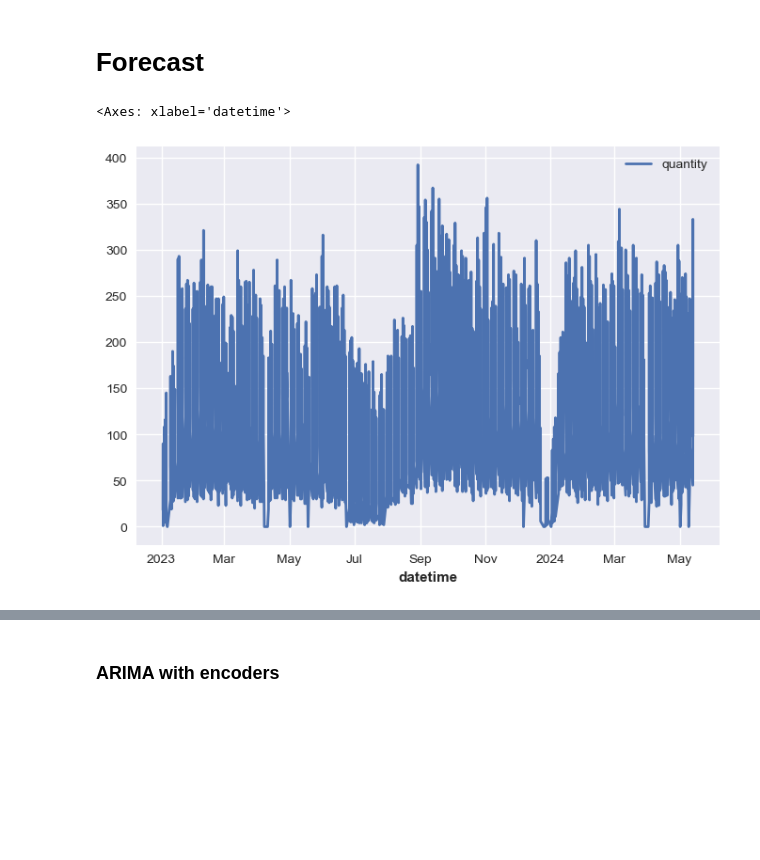
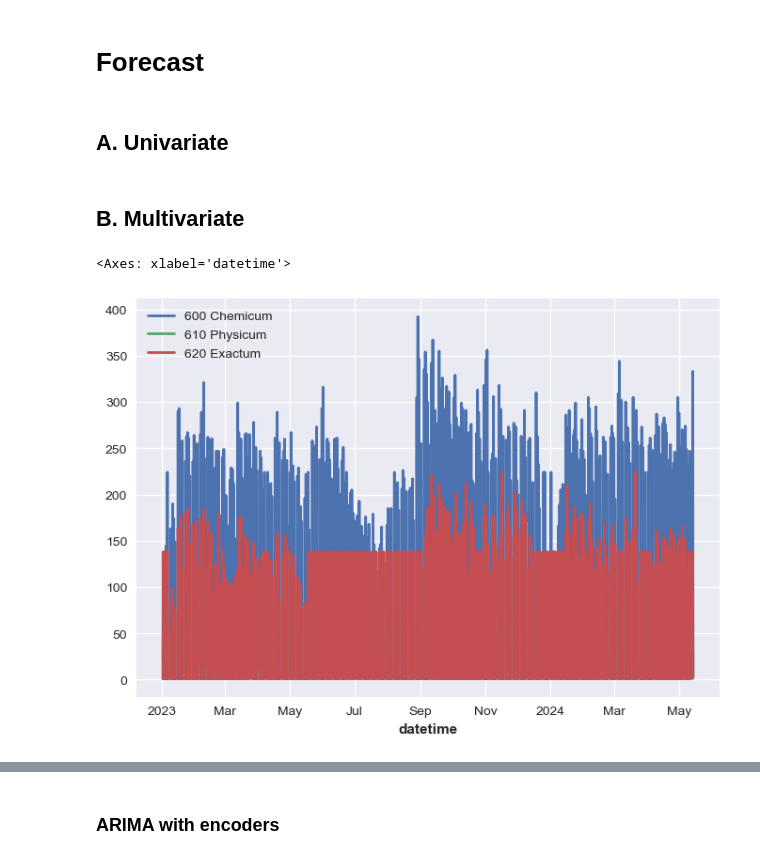
Before and after one commit to Food-Waste-Optimization/Food-Waste-Optimization, a Jupyter notebook: experiments_hoangle/tuntidata_forecast.ipynb, the cells around one changed output, grey strips where cells are left out. Cells and saved outputs as stored; diff of their text form; code cells hidden in the pictures; blank space fills up the shorter version.

```diff
--- a/experiments_hoangle/tuntidata_forecast.ipynb
+++ b/experiments_hoangle/tuntidata_forecast.ipynb
@@ -40,5 +43,0 @@ a = TimeSeries.from_dataframe(df=df_waste, time_col='datetime', value_cols='quan
-# %%
-a.plot()
-# %% [output]
-<Axes: xlabel='datetime'>
-[figure, removed]
@@ -44,0 +49,4 @@ a.plot()
+# %%
+path_root_trained_model = Path("trained_models")
+# %% [markdown]
+## A. Univariate
@@ -45,2 +100,17 @@ a.plot()
+# %% [markdown]
+## B. Multivariate
+# %%
+series = TimeSeries.from_dataframe(
+    df=df,
+    time_col='datetime',
+    freq=freq,
+    fill_missing_dates = False,
+    value_cols=RESTAURANTS
+)
+
+series.plot()
+# %% [output]
+<Axes: xlabel='datetime'>
+[figure, added]
 # %%
 cutoff_date = pd.to_datetime('2024-02-01')
```
Also changed, not shown: parts of 24 cells of this notebook, 6 other files.
